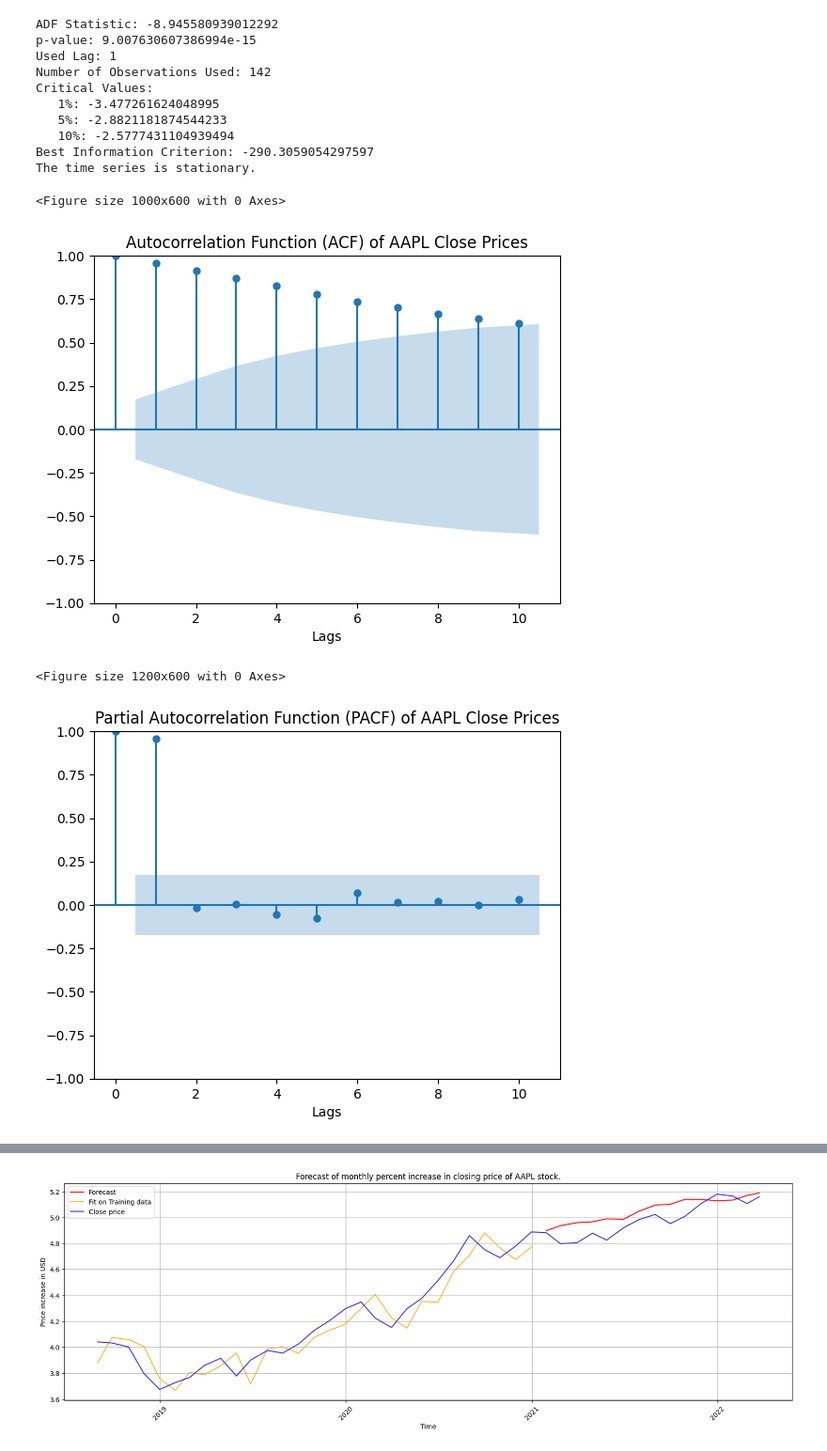
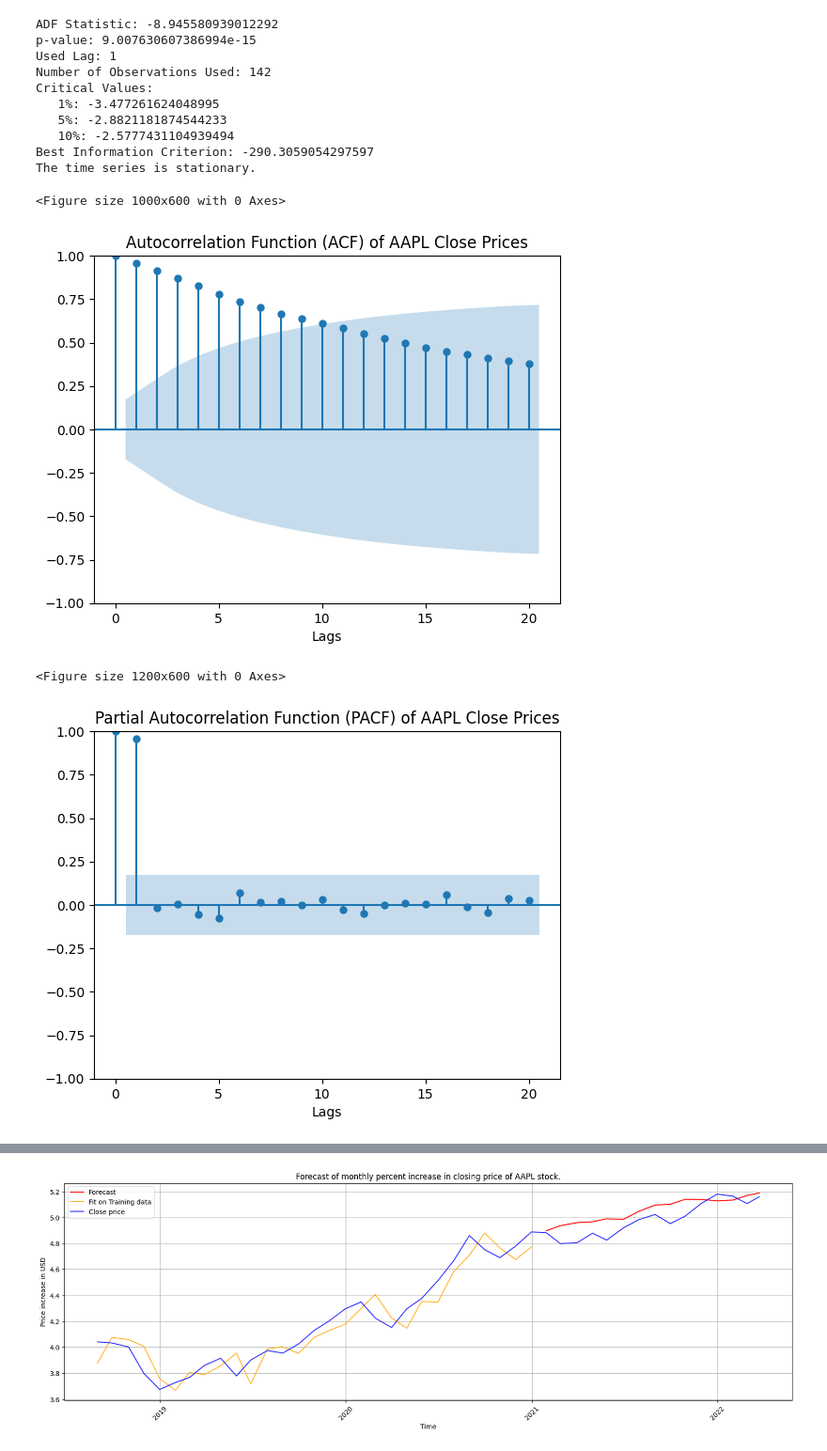
Before and after one commit to balooooooooo/econometric-modelling, a Jupyter notebook: analysis.ipynb, the cells around one changed output, grey strips where cells are left out. Shown at 94% size. Drawn from its saved outputs; the diff is of its cells as text; code cells hidden in the pictures.

```diff
--- a/analysis.ipynb
+++ b/analysis.ipynb
@@ -405,5 +405,5 @@ plt.show()
 <Figure size 1200x600 with 0 Axes>
 [figure]
 # %%
-df_train.dropna(inplace=True)
-pmd.auto_arima(df_train['Close'],start_p=1,start_q=1,test='adf',m=12,seasonal=True, trace=True)
+# df_train.dropna(inplace=True)
+# pmd.auto_arima(df_train['Close'],start_p=1,start_q=1,test='adf',m=12,seasonal=True, trace=True)
@@ -430,4 +445,6 @@ ARIMA(order=(0, 1, 1), scoring_args={}, seasonal_order=(0, 0, 0, 12),
 # %%
-sarima=sm.tsa.SARIMAX(df_train['Close'].dropna(),order=(1,2,0),seasonal_order=(0,1,0,12))
+sarima=sm.tsa.SARIMAX(df_train['Close'].dropna(),order=(2,2,2),seasonal_order=(2,2,2,12))
 model = sarima.fit()
 predicted = model.predict()
+print(model.aic)
+print(model.bic)
@@ -622,24 +642,24 @@ The time series is stationary.
 # %%
 #Plot ACF
 plt.figure(figsize=(10, 6))
-sm.graphics.tsa.plot_acf(df_train['Log_Close'].dropna(), lags=10)
+sm.graphics.tsa.plot_acf(df_train['Log_Close'].dropna(), lags=20)
 plt.title('Autocorrelation Function (ACF) of AAPL Close Prices')
 plt.xlabel('Lags')
 plt.savefig(f"acf_log.pdf", format="pdf", dpi=500, bbox_inches = "tight")
 plt.show()
 
 # Plot PACF
 plt.figure(figsize=(12, 6))
-sm.graphics.tsa.plot_pacf(df_train['Log_Close'].dropna(), lags=10)
+sm.graphics.tsa.plot_pacf(df_train['Log_Close'].dropna(), lags=20)
 plt.title('Partial Autocorrelation Function (PACF) of AAPL Close Prices')
 plt.xlabel('Lags')
 plt.savefig(f"pacf_log.pdf", format="pdf", dpi=500, bbox_inches = "tight")
 plt.show()
 # %% [output]
 <Figure size 1000x600 with 0 Axes>
-[figure, old version]
+[figure, new version]
 <Figure size 1200x600 with 0 Axes>
-[figure, old version]
+[figure, new version]
 # %%
 sarima=sm.tsa.SARIMAX(df_train['Log_Close'],order=(2,1,0),seasonal_order=(1,1,1,12))
 model = sarima.fit()
```
Also changed, not shown: parts of 22 cells of this notebook.
